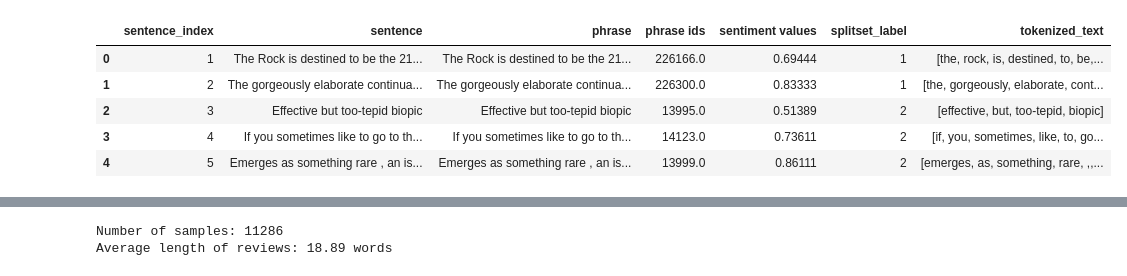
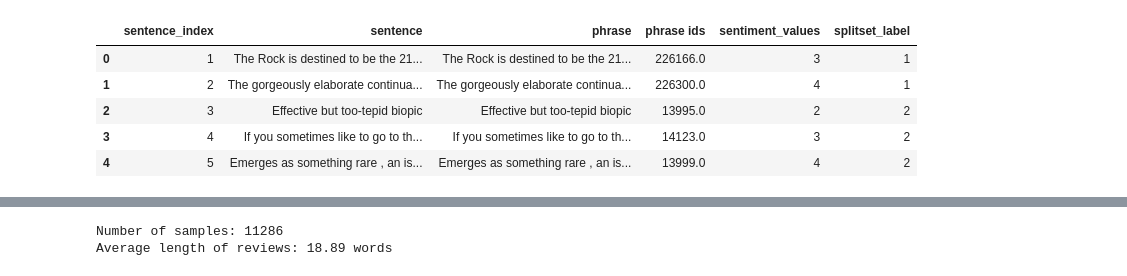
Before and after one commit to DaveS24/RealTime-SentimentAnalyzer, a Jupyter notebook: scripts/data_analysis.ipynb, the cells around one changed output, grey strips where cells are left out. Drawn from its saved outputs; the diff is of its cells as text; code cells hidden in the pictures.

```diff
--- a/scripts/data_analysis.ipynb
+++ b/scripts/data_analysis.ipynb
@@ -8,12 +8,12 @@ from gensim.models import Word2Vec
 from sklearn.manifold import TSNE
 # %%
 # Load the data
-sentiment_data = dp.data_loader()
+sentiment_data = dp.data_loader('../data/stanfordSentimentTreebank/')
 sentiment_data.head()
 # %% [output]
-|  | sentence_index | sentence | phrase | phrase ids | sentiment values | splitset_label | tokenized_text |
-| 0 | 1 | The Rock is destined to be the 21... | The Rock is destined to be the 21... | 226166.0 | 0.69444 | 1 | [the, rock, is, destined, to, be,... |
-| 1 | 2 | The gorgeously elaborate continua... | The gorgeously elaborate continua... | 226300.0 | 0.83333 | 1 | [the, gorgeously, elaborate, cont... |
-| 2 | 3 | Effective but too-tepid biopic | Effective but too-tepid biopic | 13995.0 | 0.51389 | 2 | [effective, but, too-tepid, biopic] |
-| 3 | 4 | If you sometimes like to go to th... | If you sometimes like to go to th... | 14123.0 | 0.73611 | 2 | [if, you, sometimes, like, to, go... |
-| 4 | 5 | Emerges as something rare , an is... | Emerges as something rare , an is... | 13999.0 | 0.86111 | 2 | [emerges, as, something, rare, ,,... |
+|  | sentence_index | sentence | phrase | phrase ids | sentiment_values | splitset_label |
+| 0 | 1 | The Rock is destined to be the 21... | The Rock is destined to be the 21... | 226166.0 | 3 | 1 |
+| 1 | 2 | The gorgeously elaborate continua... | The gorgeously elaborate continua... | 226300.0 | 4 | 1 |
+| 2 | 3 | Effective but too-tepid biopic | Effective but too-tepid biopic | 13995.0 | 2 | 2 |
+| 3 | 4 | If you sometimes like to go to th... | If you sometimes like to go to th... | 14123.0 | 3 | 2 |
+| 4 | 5 | Emerges as something rare , an is... | Emerges as something rare , an is... | 13999.0 | 4 | 2 |
```
Also changed, not shown: parts of 5 cells of this notebook, 11 other files.
